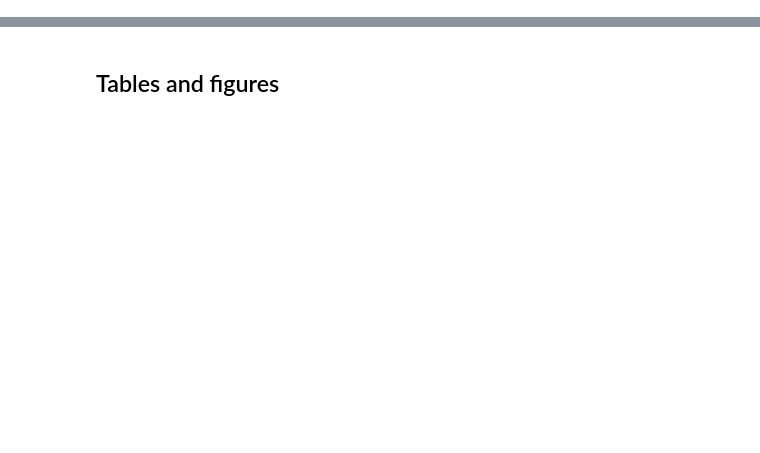
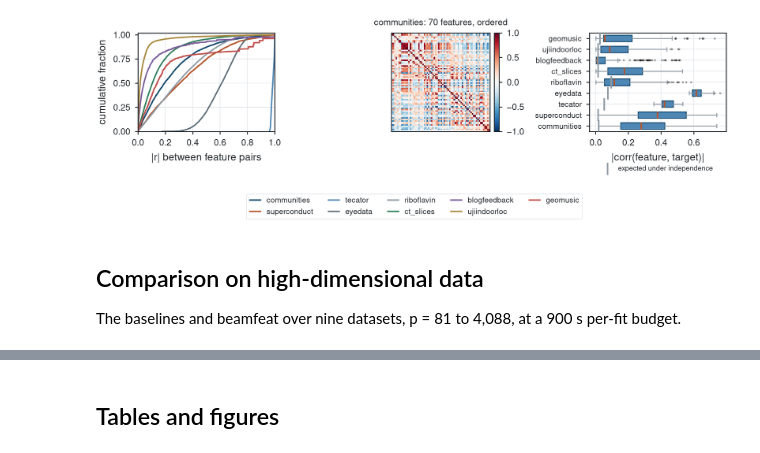
Before and after one commit to LD-Shell/beamFeat, a Jupyter notebook: benchmarks/additional_experiments/run_all.ipynb, the cells around one changed output, grey strips where cells are left out. Drawn from its saved outputs; the diff is of its cells as text; code cells hidden in the pictures; blank space fills up the shorter version.

```diff
--- a/benchmarks/additional_experiments/run_all.ipynb
+++ b/benchmarks/additional_experiments/run_all.ipynb
@@ -13 +193,61 @@ Mirrors `README.md`'s run order; each stage checkpoints, so a cell can be rerun
+# %%
+present = list(cache)
+SERIES = ["#14496E", "#B4552B", "#4E86B4", "#5F6E79", "#8D99A3",
+          "#2E7D5B", "#7A5C99", "#A8873B", "#C0504D"]
+
+fig, axes = plt.subplots(1, 3, figsize=(COL_DOUBLE, 2.2))
+
+ax = axes[0]                                    # dependence among candidates
+for i, name in enumerate(present):
+    xs = np.sort(cache[name][2]); ys = np.arange(1, len(xs) + 1) / len(xs)
+    step = max(1, len(xs) // 1500)
+    ax.plot(xs[::step], ys[::step], linewidth=1.1, color=SERIES[i % len(SERIES)], label=name)
+ax.set_xlabel("|r| between feature pairs"); ax.set_ylabel("cumulative fraction")
+ax.set_xlim(0, 1); ax.set_ylim(0, 1.02)
+ax.grid(True, axis="both", color=GRID, linewidth=0.5)
+
+ax = axes[1]                                    # a correlation matrix with visible structure
+pick = "communities" if "communities" in cache else present[0]
+A = cache[pick][0][:, :70]
+order = np.argsort(np.corrcoef(A, rowvar=False)[0])
+im = ax.imshow(np.corrcoef(A[:, order], rowvar=False), cmap="RdBu_r",
+               vmin=-1, vmax=1, interpolation="nearest")
+ax.set_title(f"{pick}: 70 features, ordered", fontsize=7)
+ax.set_xticks([]); ax.set_yticks([])
+fig.colorbar(im, ax=ax, fraction=0.046, pad=0.03)
+
+ax = axes[2]                                    # marginal association with the target
+box_kw = dict(widths=0.6, patch_artist=True,
+              flierprops=dict(marker=".", markersize=1.2, alpha=0.4))
+try:                                            # matplotlib >= 3.10
+    bp = ax.boxplot([cache[n][3] for n in present], orientation="horizontal", **box_kw)
+except TypeError:                               # older releases
+    bp = ax.boxplot([cache[n][3] for n in present], vert=False, **box_kw)
+ax.set_yticks(range(1, len(present) + 1), present)
+for patch in bp["boxes"]:
+    patch.set_facecolor(ACCENT_LT); patch.set_edgecolor(ACCENT); patch.set_linewidth(0.7)
+for med in bp["medians"]: med.set_color(WARN); med.set_linewidth(1.2)
+for w in bp["whiskers"] + bp["caps"]: w.set_color(NEUTRAL); w.set_linewidth(0.7)
+# |r| is n-dependent, so mark what independence alone would produce:
+# E|r| = sqrt(2 / (pi (n - 1))) for each dataset's probe sample
+null_level = [np.sqrt(2 / (np.pi * (cache[n][0].shape[0] - 1))) for n in present]
+ax.scatter(null_level, range(1, len(present) + 1), marker="|", s=90,
+           color=NEUTRAL, zorder=4, label="expected under independence")
+ax.legend(fontsize=5.5, loc="upper center", bbox_to_anchor=(0.5, -0.28),
+          frameon=False)
+ax.set_xlabel("|corr(feature, target)|"); ax.tick_params(axis="y", labelsize=6)
+ax.grid(True, axis="x", color=GRID, linewidth=0.5)
+
+handles, labels = axes[0].get_legend_handles_labels()   # one legend under all panels
+fig.legend(handles, labels, loc="lower center", ncols=min(5, len(labels)),
+           fontsize=6, bbox_to_anchor=(0.5, -0.01))
+fig.tight_layout(rect=(0, 0.10, 1, 1))
+fig.savefig("figures/diagnostics_dependence.pdf"); fig.savefig("figures/diagnostics_dependence.png", dpi=300)
+plt.show()
+# %% [output]
+[figure, added]
+# %% [markdown]
+## Comparison on high-dimensional data
+
+The baselines and beamfeat over nine datasets, p = 81 to 4,088, at a 900 s per-fit budget.
 # %%
```
Also changed, not shown: parts of 38 cells of this notebook, 39 other files.
